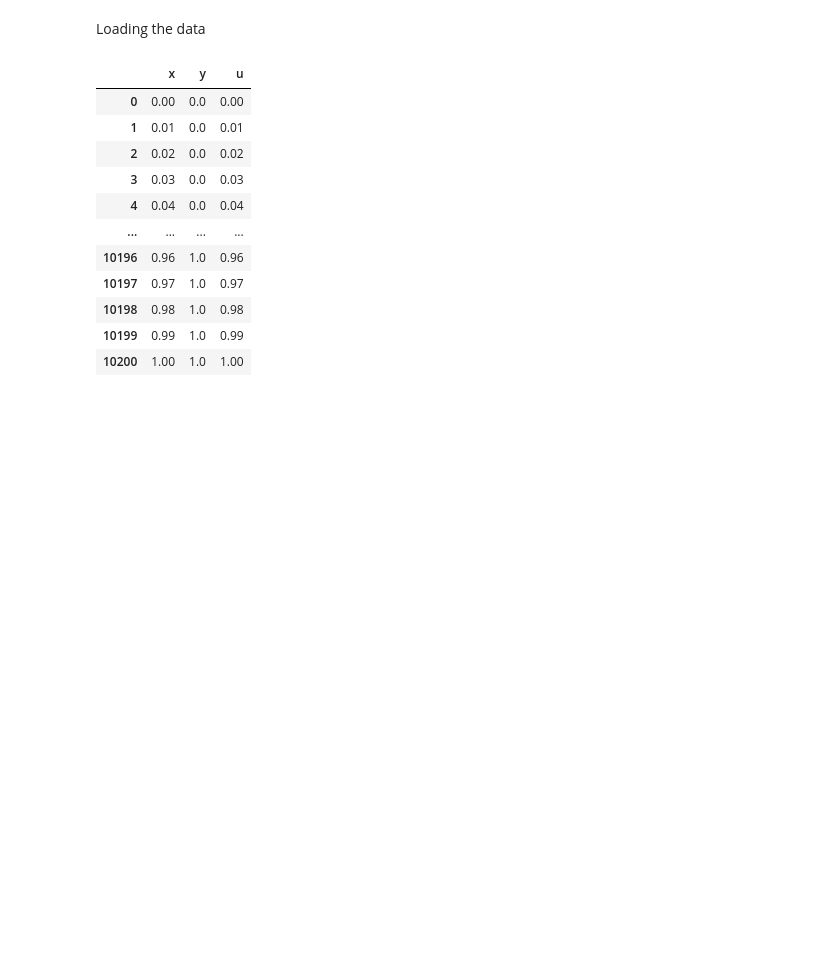
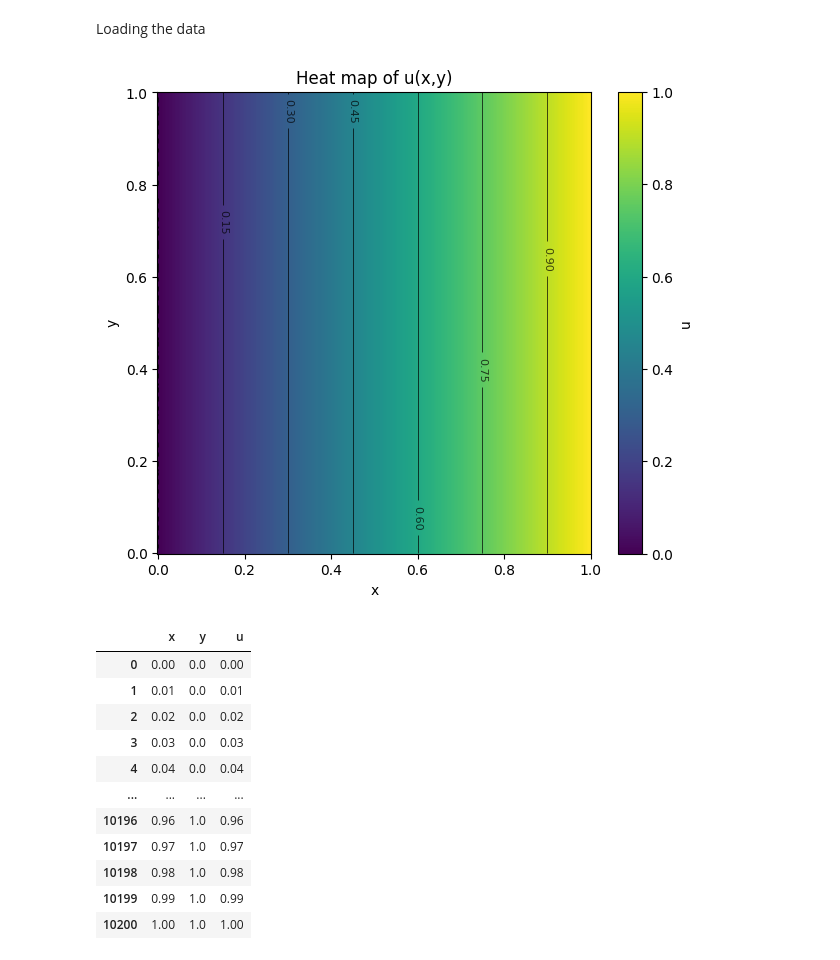
Before and after one commit to sajed-zarrinpour/science, a Jupyter notebook: On enhancing neural-numerical methods/setting2.ipynb, the cells around one changed output. Saved outputs shown, nothing was run; the diff lists cells and outputs as text; code cells hidden in the pictures; blank space fills up the shorter version.

```diff
--- a/On enhancing neural-numerical methods/setting2.ipynb
+++ b/On enhancing neural-numerical methods/setting2.ipynb
@@ -11,6 +11,51 @@ import pandas as pd
 file = "https://raw.githubusercontent.com/sajed-zarrinpour/science/main/On%20enhancing%20neural-numerical%20methods/laplace.csv"
 # makes the passed rows header
 data = pd.read_csv(file, header =[0])
+# %%
+# lets see what are we workng on
+
+import numpy as np
+import matplotlib.pyplot as plt
+from scipy.interpolate import griddata
+
+df = data
+# Ensure columns
+df = df.rename(columns={df.columns[0]:'x', df.columns[1]:'y', df.columns[2]:'u'})  # safe rename if unnamed
+x = df['x'].values
+y = df['y'].values
+u = df['u'].values
+
+# Create grid (adjust resolution)
+nx, ny = 300, 300
+xi = np.linspace(x.min(), x.max(), nx)
+yi = np.linspace(y.min(), y.max(), ny)
+X, Y = np.meshgrid(xi, yi)
+
+# Interpolate scattered u onto grid
+Ui = griddata((x, y), u, (X, Y), method='cubic')   # try 'linear' or 'nearest' if NaNs
+
+# Optionally fill remaining NaNs using nearest
+if np.isnan(Ui).any():
+    Ui_nearest = griddata((x, y), u, (X, Y), method='nearest')
+    Ui = np.where(np.isnan(Ui), Ui_nearest, Ui)
+
+# Plot heatmap + contours
+fig, ax = plt.subplots(figsize=(7,6))
+pcm = ax.pcolormesh(X, Y, Ui, shading='auto', cmap='viridis')
+cbar = fig.colorbar(pcm, ax=ax)
+cbar.set_label('u')
+
+# Contours
+CS = ax.contour(X, Y, Ui, levels=8, colors='k', linewidths=0.7, alpha=0.7)
+ax.clabel(CS, inline=True, fontsize=8)
+
+# ax.scatter(x, y, c='white', s=10, edgecolors='k', linewidth=0.03)  # shows sample points
+ax.set_xlabel('x')
+ax.set_ylabel('y')
+ax.set_title('Heat map of u(x,y)')
+plt.show()
+# %% [output]
+[figure, added]
 # %%
 data
 # %% [output]
```
Also changed, not shown: parts of 21 cells of this notebook.
